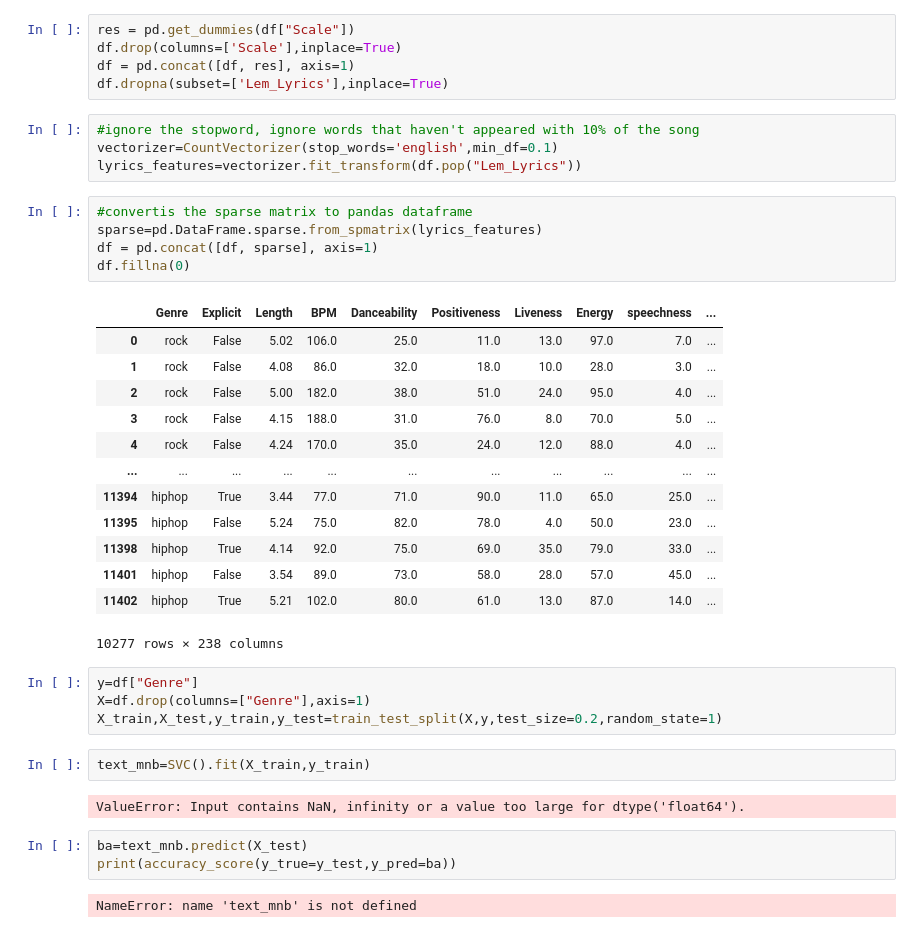
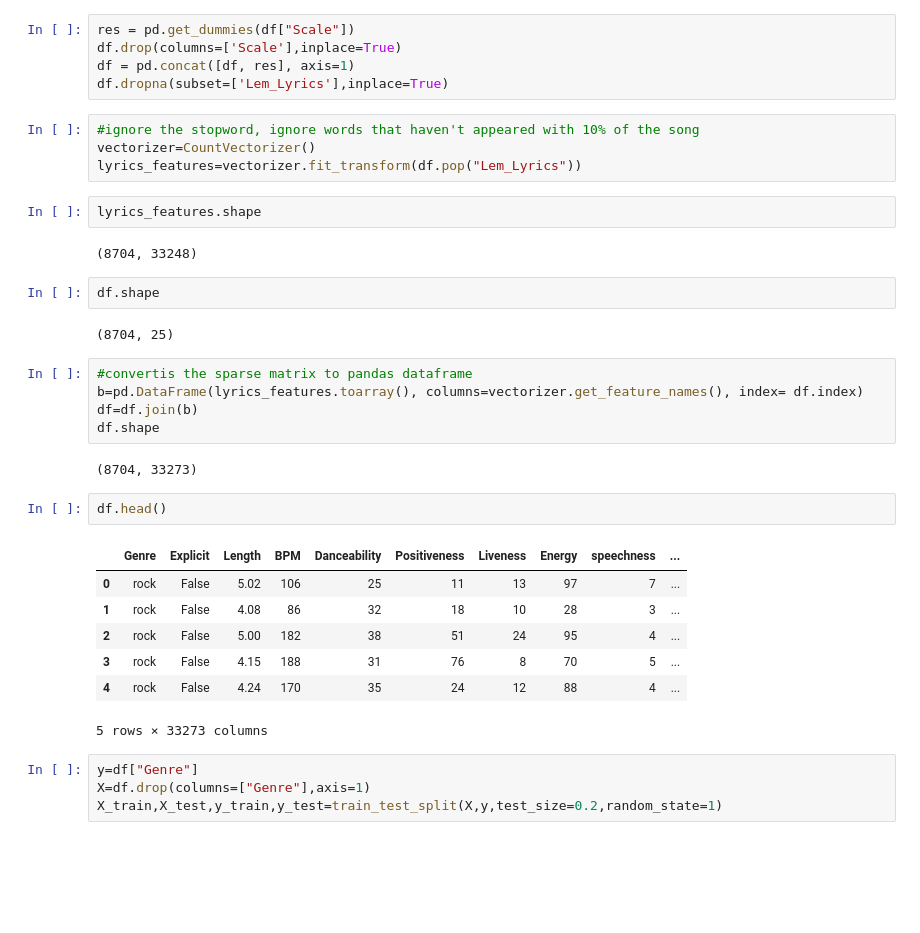
Before and after one commit to idanrk/Genre_Prediction_Data_Science, a Jupyter notebook: ML.ipynb, the cells around one changed output. Saved outputs shown, nothing was run; the diff lists cells and outputs as text; blank space fills up the shorter version.

```diff
--- a/ML.ipynb
+++ b/ML.ipynb
@@ -55,37 +53,34 @@ df = pd.concat([df, res], axis=1)
 df.dropna(subset=['Lem_Lyrics'],inplace=True)
 # %%
 #ignore the stopword, ignore words that haven't appeared with 10% of the song
-vectorizer=CountVectorizer(stop_words='english',min_df=0.1)
+vectorizer=CountVectorizer()
 lyrics_features=vectorizer.fit_transform(df.pop("Lem_Lyrics"))
+# %%
+lyrics_features.shape
+# %% [output]
+(8704, 33248)
+# %%
+df.shape
+# %% [output]
+(8704, 25)
 # %%
 #convertis the sparse matrix to pandas dataframe
-sparse=pd.DataFrame.sparse.from_spmatrix(lyrics_features)
-df = pd.concat([df, sparse], axis=1)
-df.fillna(0)
+b=pd.DataFrame(lyrics_features.toarray(), columns=vectorizer.get_feature_names(), index= df.index)
+df=df.join(b)
+df.shape
 # %% [output]
-|  | Genre | Explicit | Length | BPM | Danceability | Positiveness | Liveness | Energy | speechness | ... |
-| 0 | rock | False | 5.02 | 106.0 | 25.0 | 11.0 | 13.0 | 97.0 | 7.0 | ... |
-| 1 | rock | False | 4.08 | 86.0 | 32.0 | 18.0 | 10.0 | 28.0 | 3.0 | ... |
-| 2 | rock | False | 5.00 | 182.0 | 38.0 | 51.0 | 24.0 | 95.0 | 4.0 | ... |
-| 3 | rock | False | 4.15 | 188.0 | 31.0 | 76.0 | 8.0 | 70.0 | 5.0 | ... |
-| 4 | rock | False | 4.24 | 170.0 | 35.0 | 24.0 | 12.0 | 88.0 | 4.0 | ... |
-| ... | ... | ... | ... | ... | ... | ... | ... | ... | ... | ... |
-| 11394 | hiphop | True | 3.44 | 77.0 | 71.0 | 90.0 | 11.0 | 65.0 | 25.0 | ... |
-| 11395 | hiphop | False | 5.24 | 75.0 | 82.0 | 78.0 | 4.0 | 50.0 | 23.0 | ... |
-| 11398 | hiphop | True | 4.14 | 92.0 | 75.0 | 69.0 | 35.0 | 79.0 | 33.0 | ... |
-| 11401 | hiphop | False | 3.54 | 89.0 | 73.0 | 58.0 | 28.0 | 57.0 | 45.0 | ... |
-| 11402 | hiphop | True | 5.21 | 102.0 | 80.0 | 61.0 | 13.0 | 87.0 | 14.0 | ... |
-10277 rows × 238 columns
+(8704, 33273)
+# %%
+df.head()
+# %% [output]
+|  | Genre | Explicit | Length | BPM | Danceability | Positiveness | Liveness | Energy | speechness | ... |
+| 0 | rock | False | 5.02 | 106 | 25 | 11 | 13 | 97 | 7 | ... |
+| 1 | rock | False | 4.08 | 86 | 32 | 18 | 10 | 28 | 3 | ... |
+| 2 | rock | False | 5.00 | 182 | 38 | 51 | 24 | 95 | 4 | ... |
+| 3 | rock | False | 4.15 | 188 | 31 | 76 | 8 | 70 | 5 | ... |
+| 4 | rock | False | 4.24 | 170 | 35 | 24 | 12 | 88 | 4 | ... |
+5 rows × 33273 columns
 # %%
 y=df["Genre"]
 X=df.drop(columns=["Genre"],axis=1)
 X_train,X_test,y_train,y_test=train_test_split(X,y,test_size=0.2,random_state=1)
-# %%
-text_mnb=SVC().fit(X_train,y_train)
-# %% [output]
-ValueError: Input contains NaN, infinity or a value too large for dtype('float64').
-# %%
-ba=text_mnb.predict(X_test)
-print(accuracy_score(y_true=y_test,y_pred=ba))
-# %% [output]
-NameError: name 'text_mnb' is not defined
```
Also changed, not shown: parts of 4 cells of this notebook, 1 other file.
